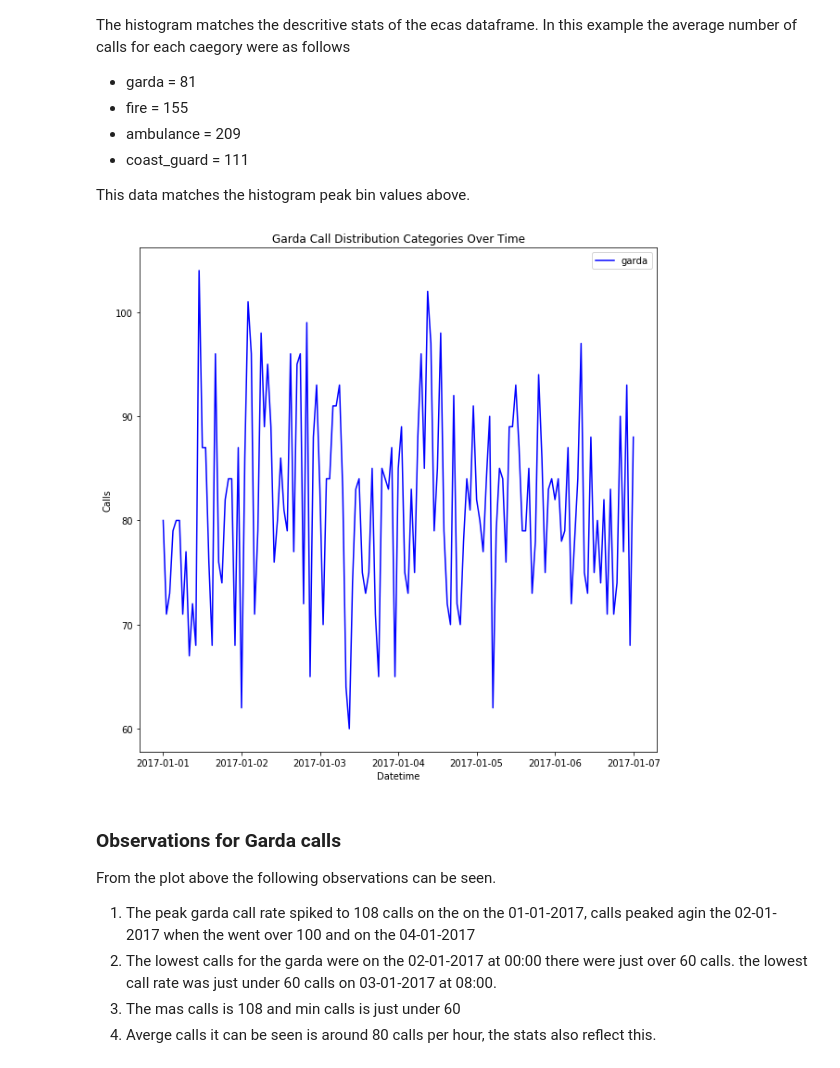
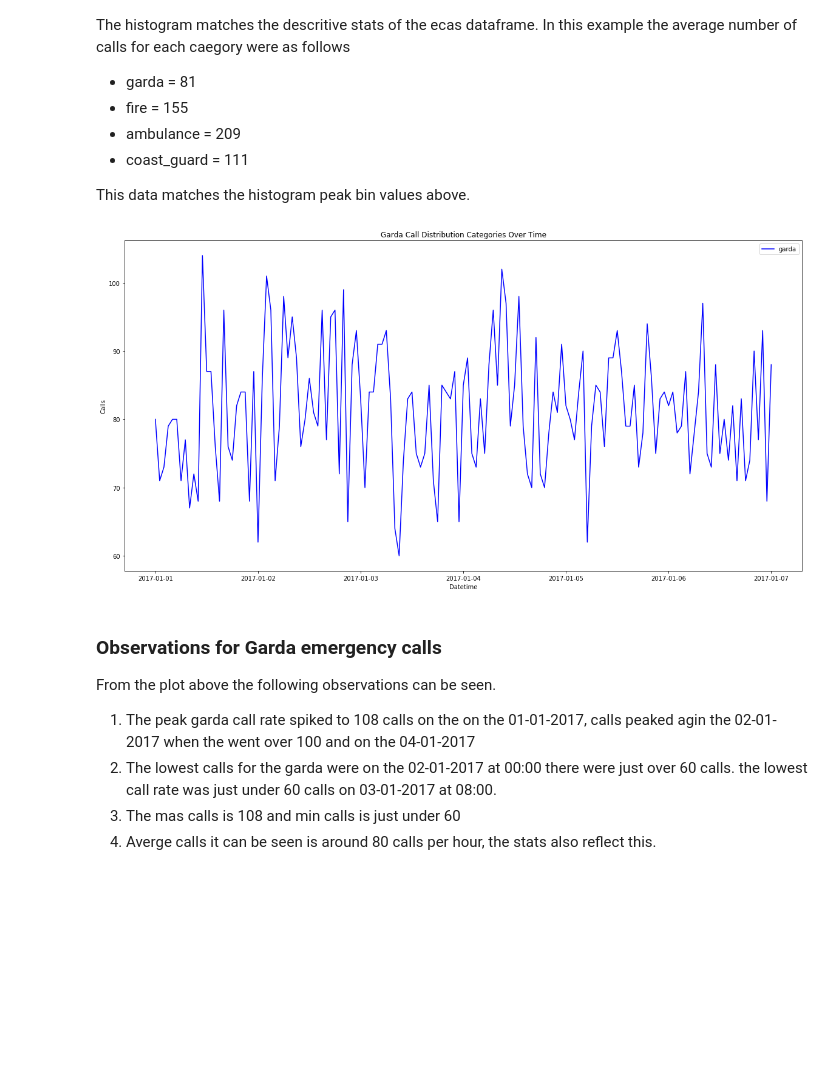
Before and after one commit to moranneil/Programming-For-Data-Analysis-Project-2019, a Jupyter notebook: Programming-For-Data-Analysis-Project-2019.ipynb, the cells around one changed output. Cells and saved outputs as stored; diff of their text form; code cells hidden in the pictures; blank space fills up the shorter version.

Commit message:
Final plots and comments

```diff
--- a/Programming-For-Data-Analysis-Project-2019.ipynb
+++ b/Programming-For-Data-Analysis-Project-2019.ipynb
@@ -571,18 +574,18 @@ The histogram matches the descritive stats of the ecas dataframe. In this exampl
 This data matches the histogram peak bin values above.
 # %%
 #Increase size of plot, plot the garda call distribution for the week.
-plt.rcParams['figure.figsize'] = (10, 10)
+plt.rcParams['figure.figsize'] = (20, 10)
 # Plot the Garda category calls and colour the line blue.
 sns.lineplot(x="datetime", y="garda", data=ecas, label = 'garda' , color='blue')
 plt.title("Garda Call Distribution Categories Over Time")
 plt.xlabel("Datetime")
 plt.ylabel("Calls")
 plt.legend()
 plt.show()
 # %% [output]
-[figure, old version]
+[figure, new version]
 # %% [markdown]
-### Observations for Garda calls
+### Observations for Garda emergency calls
 
 From the plot above the following observations can be seen.
 
```
Also changed, not shown: parts of 15 cells of this notebook.
